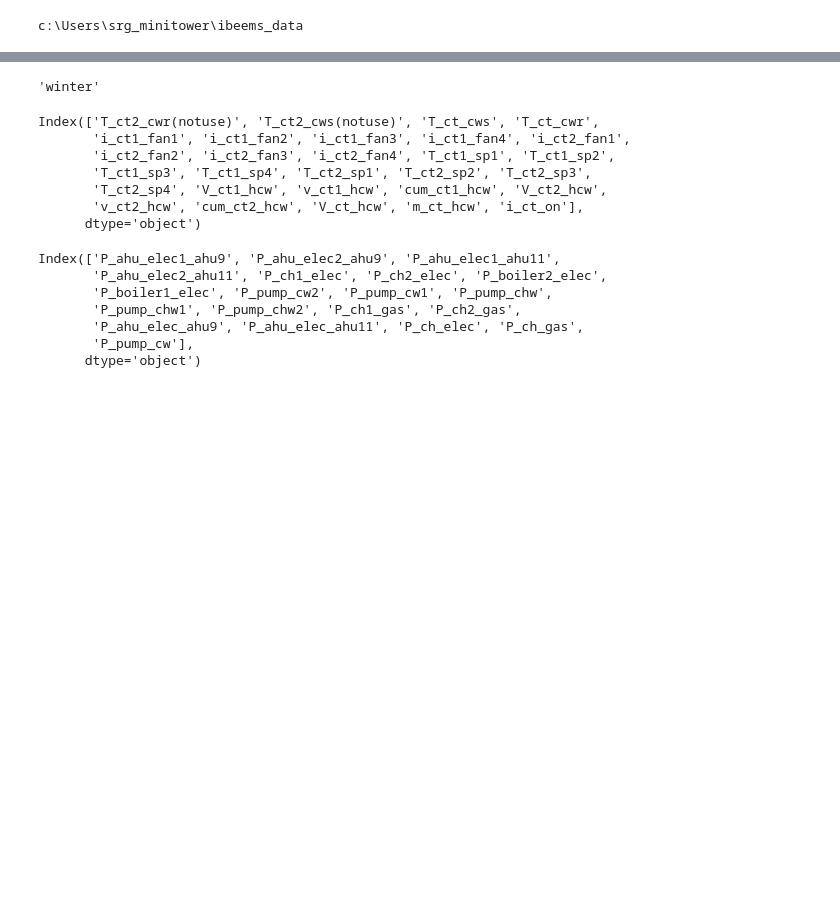
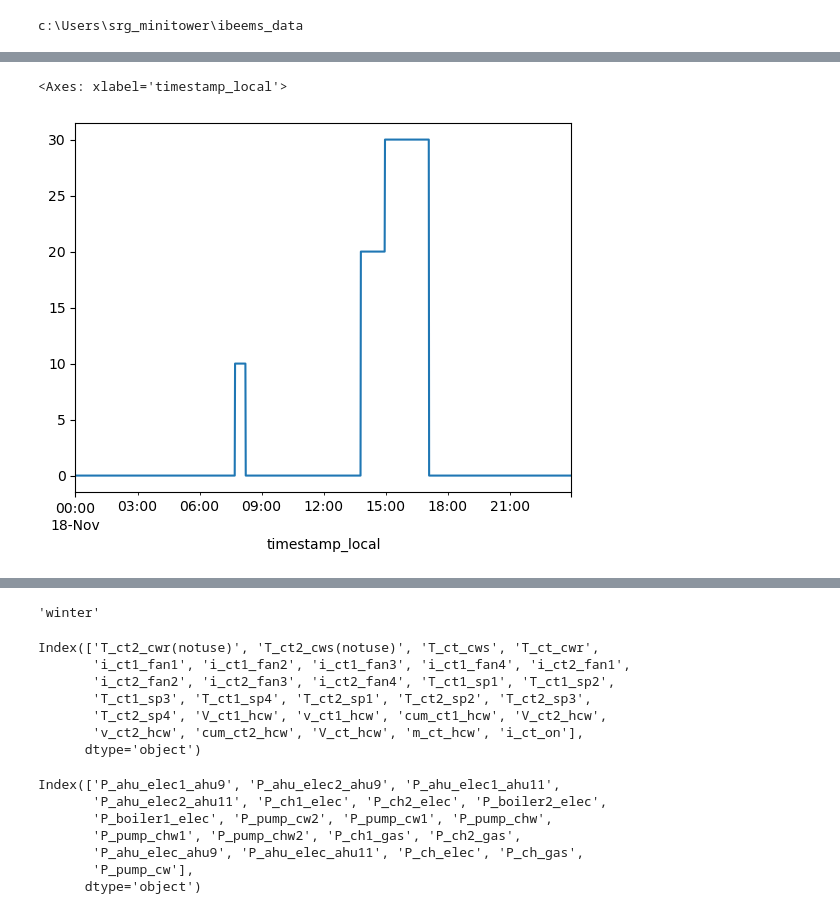
Before and after one commit to ecosang/ibeems_data, a Jupyter notebook: notebook/ibeems_hdc_data.ipynb, the cells around one changed output, grey strips where cells are left out. Saved outputs shown, nothing was run; the diff lists cells and outputs as text; code cells hidden in the pictures; blank space fills up the shorter version.

```diff
--- a/notebook/ibeems_hdc_data.ipynb
+++ b/notebook/ibeems_hdc_data.ipynb
@@ -182,6 +187,11 @@ df_temp=df[(df.index>=start_time) & (df.index<end_time)].copy()
 df_temp['time']=np.arange(df_temp.shape[0])*60
 
 #df=df_temp.copy()
+# %%
+df_temp['O_ahu_ea_ahu9'].plot()
+# %% [output]
+<Axes: xlabel='timestamp_local'>
+[figure, added]
 # %%
 
 # zone_id_list=['ahu9']
```
Also changed, not shown: parts of 12 cells of this notebook, 2 other files.
